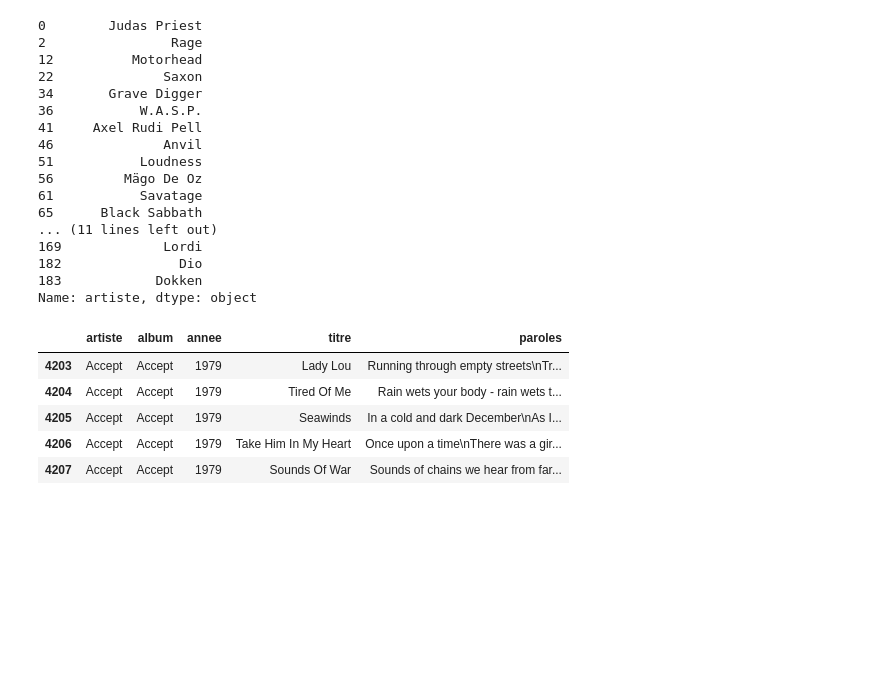
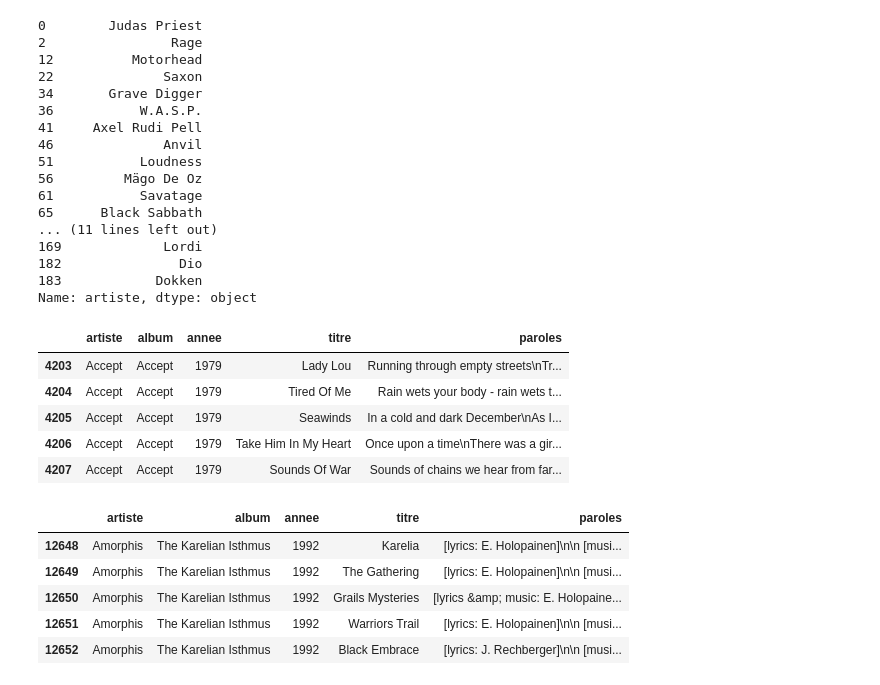
Before and after one commit to Ilyass-42/metal-mining, a Jupyter notebook: TestData.ipynb, the cells around one changed output. Saved outputs shown, nothing was run; the diff lists cells and outputs as text; code cells hidden in the pictures; blank space fills up the shorter version.

```diff
--- a/TestData.ipynb
+++ b/TestData.ipynb
@@ -139,0 +166,10 @@ songs.query("artiste in @heavy").head()
+# %%
+doom_songs = songs.query("artiste in @doom").copy()
+doom_songs.head()
+# %% [output]
+|  | artiste | album | annee | titre | paroles |
+| 12648 | Amorphis | The Karelian Isthmus | 1992 | Karelia | [lyrics: E. Holopainen]\n\n [musi... |
+| 12649 | Amorphis | The Karelian Isthmus | 1992 | The Gathering | [lyrics: E. Holopainen]\n\n [musi... |
+| 12650 | Amorphis | The Karelian Isthmus | 1992 | Grails Mysteries | [lyrics &amp; music: E. Holopaine... |
+| 12651 | Amorphis | The Karelian Isthmus | 1992 | Warriors Trail | [lyrics: E. Holopainen]\n\n [musi... |
+| 12652 | Amorphis | The Karelian Isthmus | 1992 | Black Embrace | [lyrics: J. Rechberger]\n\n [musi... |
```
Also changed, not shown: parts of 7 cells of this notebook, 6 other files.
